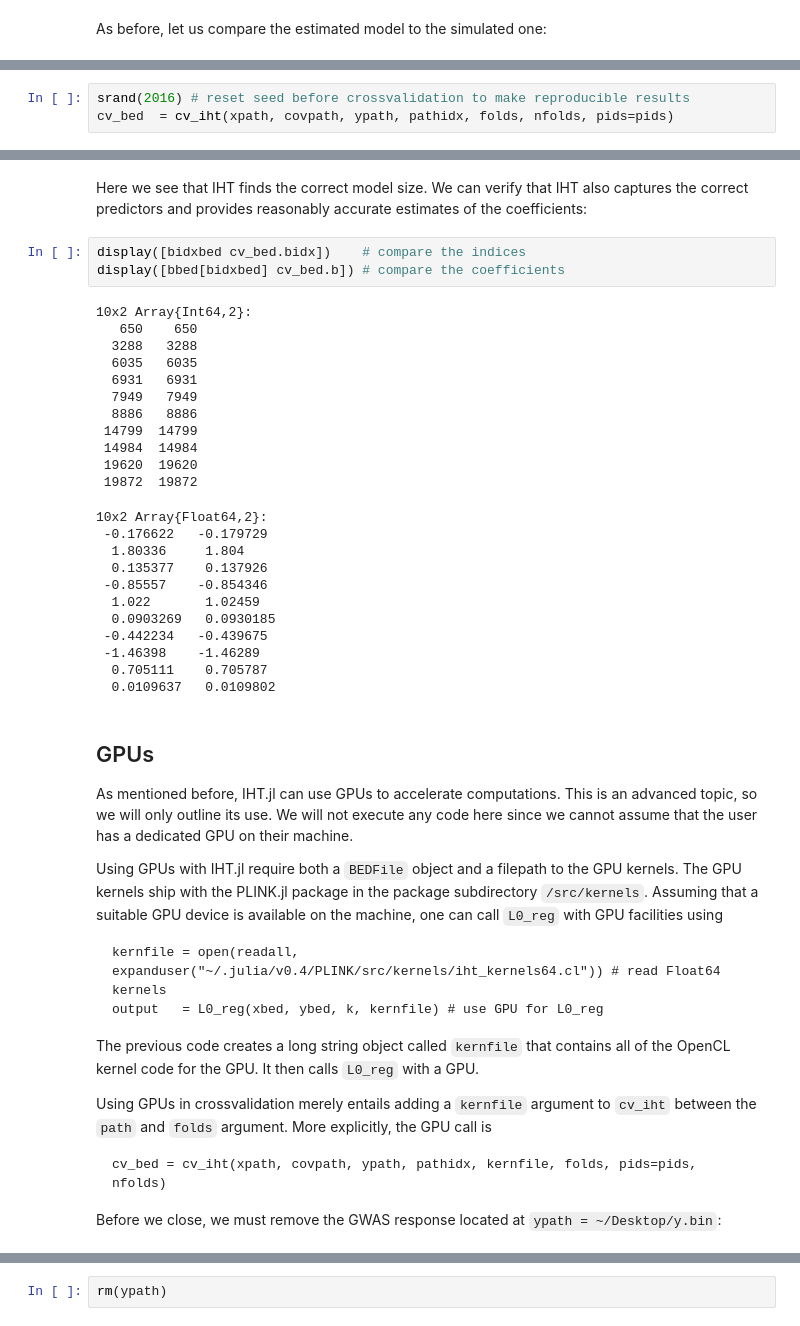
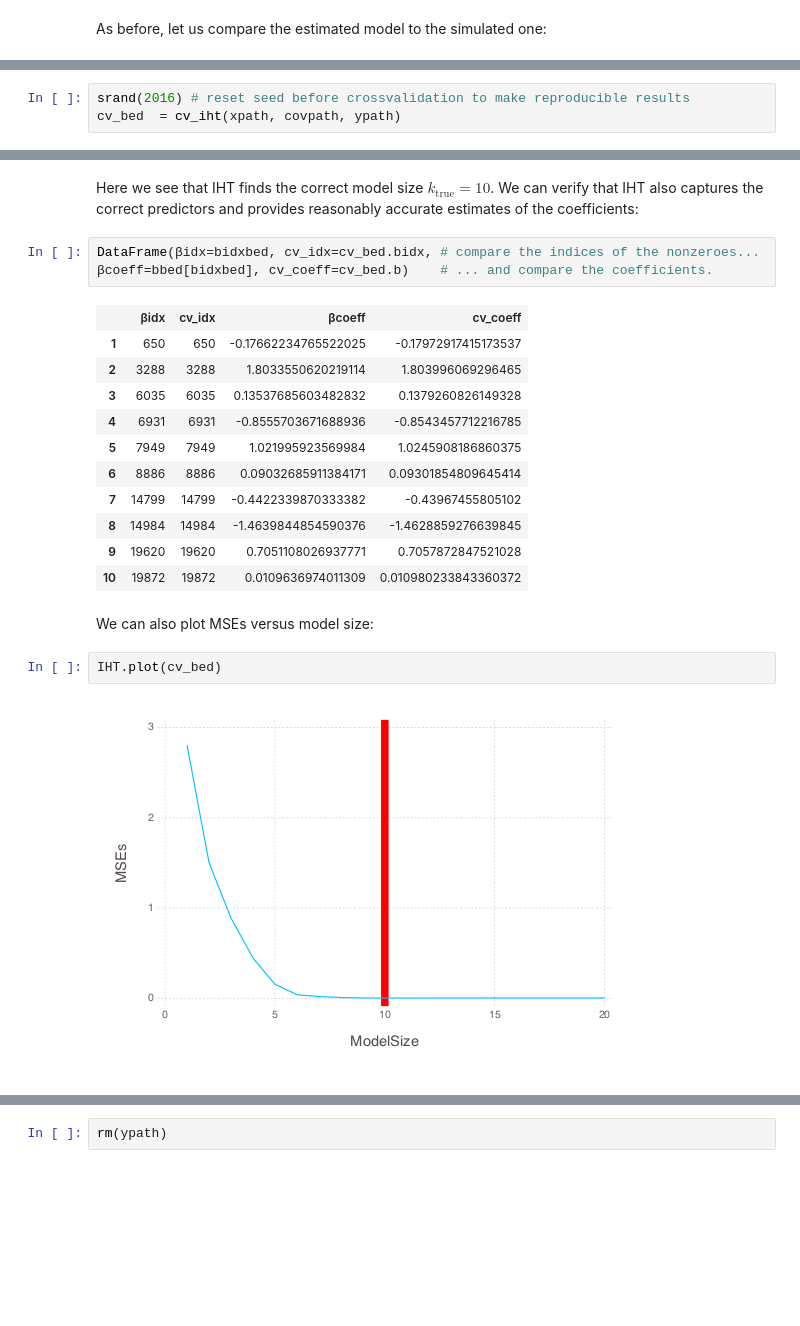
Before and after one commit to OpenMendel/MendelIHT.jl, a Jupyter notebook: IHT_tutorial_brief.ipynb, the cells around one changed output, grey strips where cells are left out. Drawn from its saved outputs; the diff is of its cells as text; blank space fills up the shorter version.

```diff
--- a/IHT_tutorial_brief.ipynb
+++ b/IHT_tutorial_brief.ipynb
@@ -158,5 +233,5 @@ Storing data in binary format is actually quite simple. The call in Julia is `wr
 The script also generated the correct filepaths to simulated genotype data stored the PLINK.jl module. Now let us run the crossvalidation routine with binary data:
 # %%
 srand(2016) # reset seed before crossvalidation to make reproducible results
-cv_bed  = cv_iht(xpath, covpath, ypath, pathidx, folds, nfolds, pids=pids)
+cv_bed  = cv_iht(xpath, covpath, ypath)
 # %% [output]
@@ -185,46 +254,23 @@ Best model β has the following nonzero coefficients:
 # %% [markdown]
-Here we see that IHT finds the correct model size. We can verify that IHT also captures the correct predictors and provides reasonably accurate estimates of the coefficients:
+Here we see that IHT finds the correct model size $k_{\text{true}} = 10$. We can verify that IHT also captures the correct predictors and provides reasonably accurate estimates of the coefficients:
 # %%
-display([bidxbed cv_bed.bidx])    # compare the indices
-display([bbed[bidxbed] cv_bed.b]) # compare the coefficients
+DataFrame(βidx=bidxbed, cv_idx=cv_bed.bidx, # compare the indices of the nonzeroes...
+βcoeff=bbed[bidxbed], cv_coeff=cv_bed.b)    # ... and compare the coefficients.
 # %% [output]
-10x2 Array{Int64,2}:
-   650    650
-  3288   3288
-  6035   6035
-  6931   6931
-  7949   7949
-  8886   8886
- 14799  14799
- 14984  14984
- 19620  19620
- 19872  19872
-10x2 Array{Float64,2}:
- -0.176622   -0.179729
-  1.80336     1.804
-  0.135377    0.137926
- -0.85557    -0.854346
-  1.022       1.02459
-  0.0903269   0.0930185
- -0.442234   -0.439675
- -1.46398    -1.46289
-  0.705111    0.705787
-  0.0109637   0.0109802
+|  | βidx | cv_idx | βcoeff | cv_coeff |
+| 1 | 650 | 650 | -0.17662234765522025 | -0.17972917415173537 |
+| 2 | 3288 | 3288 | 1.8033550620219114 | 1.803996069296465 |
+| 3 | 6035 | 6035 | 0.13537685603482832 | 0.1379260826149328 |
+| 4 | 6931 | 6931 | -0.8555703671688936 | -0.8543457712216785 |
+| 5 | 7949 | 7949 | 1.021995923569984 | 1.0245908186860375 |
+| 6 | 8886 | 8886 | 0.09032685911384171 | 0.09301854809645414 |
+| 7 | 14799 | 14799 | -0.4422339870333382 | -0.43967455805102 |
+| 8 | 14984 | 14984 | -1.4639844854590376 | -1.4628859276639845 |
+| 9 | 19620 | 19620 | 0.7051108026937771 | 0.7057872847521028 |
+| 10 | 19872 | 19872 | 0.0109636974011309 | 0.010980233843360372 |
-# %% [markdown]
-## GPUs
-
-As mentioned before, IHT.jl can use GPUs to accelerate computations. This is an advanced topic, so we will only outline its use. We will not execute any code here since we cannot assume that the user has a dedicated GPU on their machine.
-
-Using GPUs with IHT.jl require both a `BEDFile` object and a filepath to the GPU kernels. The GPU kernels ship with the PLINK.jl package in the package subdirectory `/src/kernels`. Assuming that a suitable GPU device is available on the machine, one can call `L0_reg` with GPU facilities using
-
-    kernfile = open(readall, expanduser("~/.julia/v0.4/PLINK/src/kernels/iht_kernels64.cl")) # read Float64 kernels
-    output   = L0_reg(xbed, ybed, k, kernfile) # use GPU for L0_reg
-
-The previous code creates a long string object called `kernfile` that contains all of the OpenCL kernel code for the GPU.
-It then calls `L0_reg` with a GPU.
-
-Using GPUs in crossvalidation merely entails adding a `kernfile` argument to `cv_iht` between the `path` and `folds` argument. More explicitly, the GPU call is
-
-    cv_bed = cv_iht(xpath, covpath, ypath, pathidx, kernfile, folds, pids=pids, nfolds)
-
-Before we close, we must remove the GWAS response located at `ypath = ~/Desktop/y.bin`:
+# %% [markdown]
+We can also plot MSEs versus model size:
+# %%
+IHT.plot(cv_bed)
+# %% [output]
+[figure, added]
```
Also changed, not shown: parts of 29 cells of this notebook, 7 other files.
